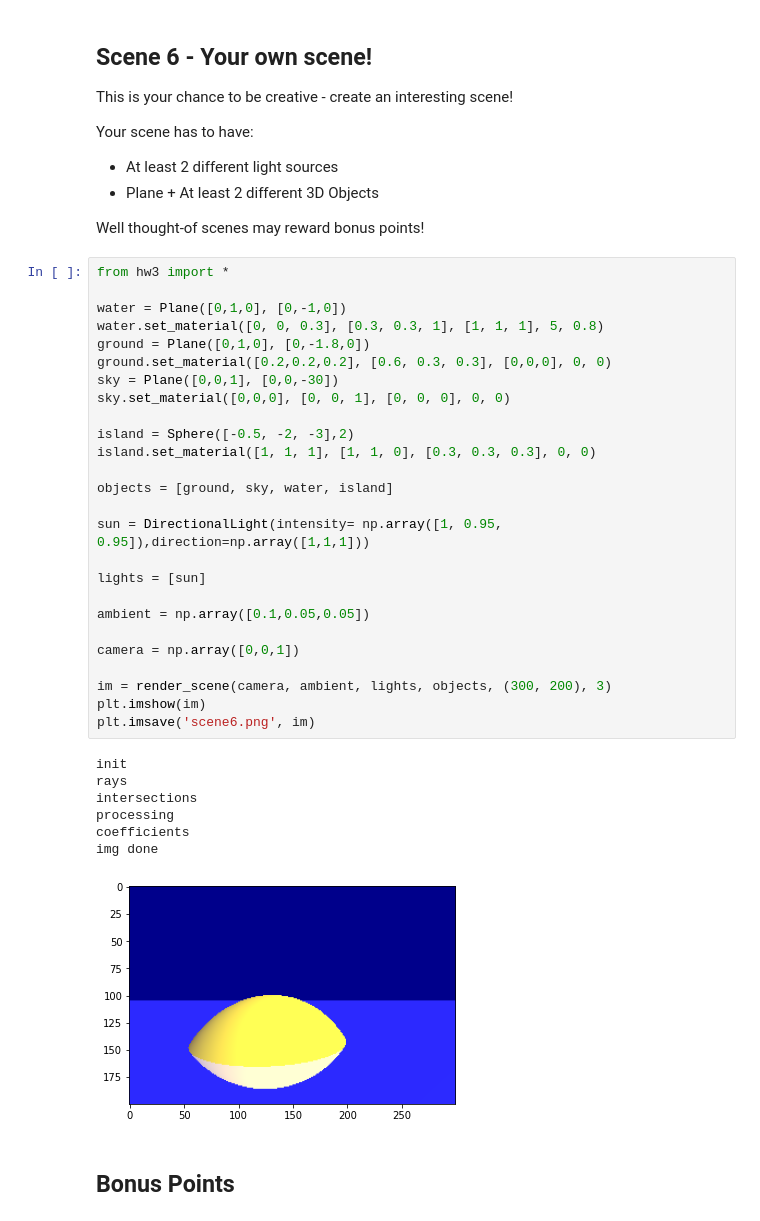
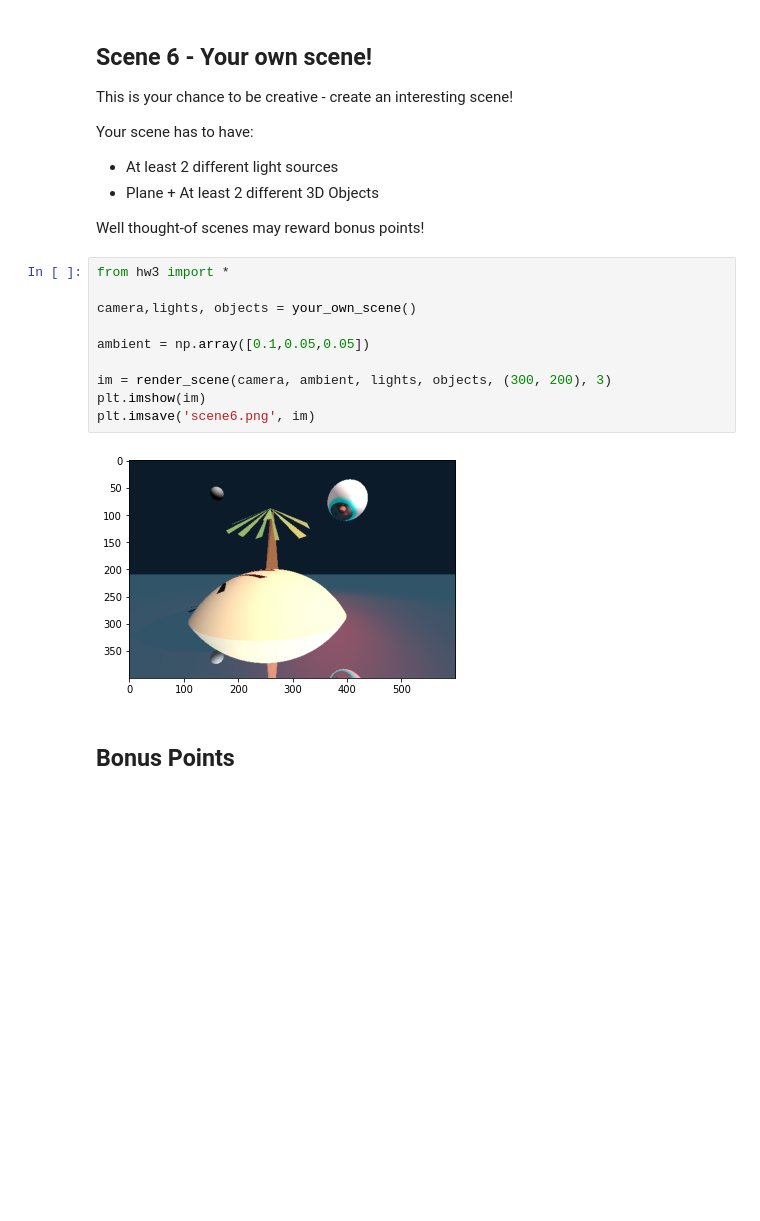
Before and after one commit to liavt/graphics-hw, a Jupyter notebook: Exercise 3/Exercise_3_Ray_Tracing.ipynb, the cells around one changed output. Cells and saved outputs as stored; diff of their text form; blank space fills up the shorter version.

```diff
--- a/Exercise 3/Exercise_3_Ray_Tracing.ipynb
+++ b/Exercise 3/Exercise_3_Ray_Tracing.ipynb
@@ -266,40 +235,18 @@ Your scene has to have:
 - Plane + At least 2 different 3D Objects
 
 Well thought-of scenes may reward bonus points!
-# %%
-from hw3 import *
-
-water = Plane([0,1,0], [0,-1,0])
-water.set_material([0, 0, 0.3], [0.3, 0.3, 1], [1, 1, 1], 5, 0.8)
-ground = Plane([0,1,0], [0,-1.8,0])
-ground.set_material([0.2,0.2,0.2], [0.6, 0.3, 0.3], [0,0,0], 0, 0)
-sky = Plane([0,0,1], [0,0,-30])
-sky.set_material([0,0,0], [0, 0, 1], [0, 0, 0], 0, 0)
-
-island = Sphere([-0.5, -2, -3],2)
-island.set_material([1, 1, 1], [1, 1, 0], [0.3, 0.3, 0.3], 0, 0)
-
-objects = [ground, sky, water, island]
-
-sun = DirectionalLight(intensity= np.array([1, 0.95, 0.95]),direction=np.array([1,1,1]))
-
-lights = [sun]
-
-ambient = np.array([0.1,0.05,0.05])
-
-camera = np.array([0,0,1])
-
-im = render_scene(camera, ambient, lights, objects, (300, 200), 3)
-plt.imshow(im)
-plt.imsave('scene6.png', im)
-# %% [output]
-init
-rays
-intersections
-processing
-coefficients
-img done
-[figure, removed]
+# %%
+from hw3 import *
+
+camera,lights, objects = your_own_scene()
+
+ambient = np.array([0.1,0.05,0.05])
+
+im = render_scene(camera, ambient, lights, objects, (300, 200), 3)
+plt.imshow(im)
+plt.imsave('scene6.png', im)
+# %% [output]
+[figure, added]
 # %% [markdown]
 ## Bonus Points
 # %% [markdown]
```
Also changed, not shown: parts of 5 cells of this notebook, 20 other files.
